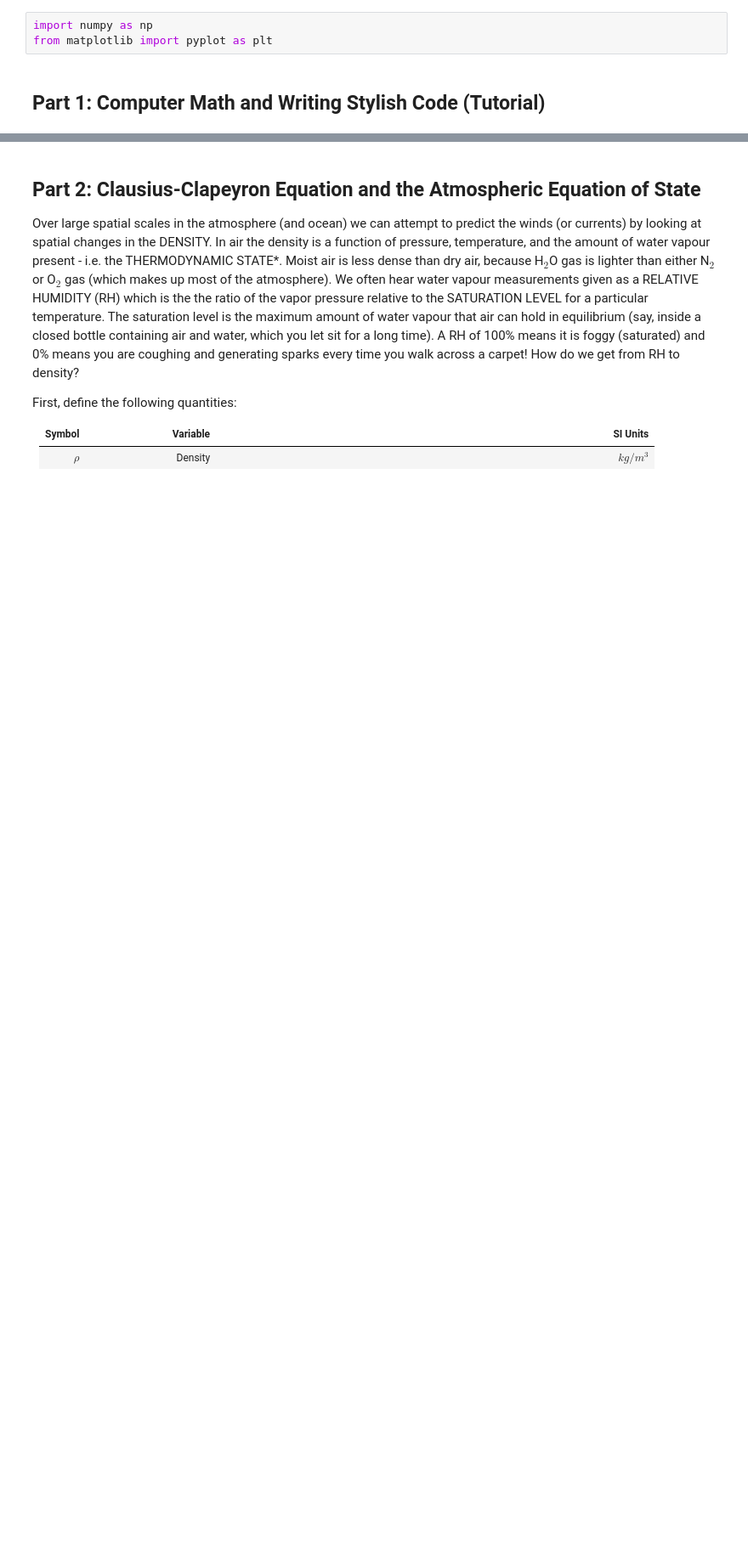
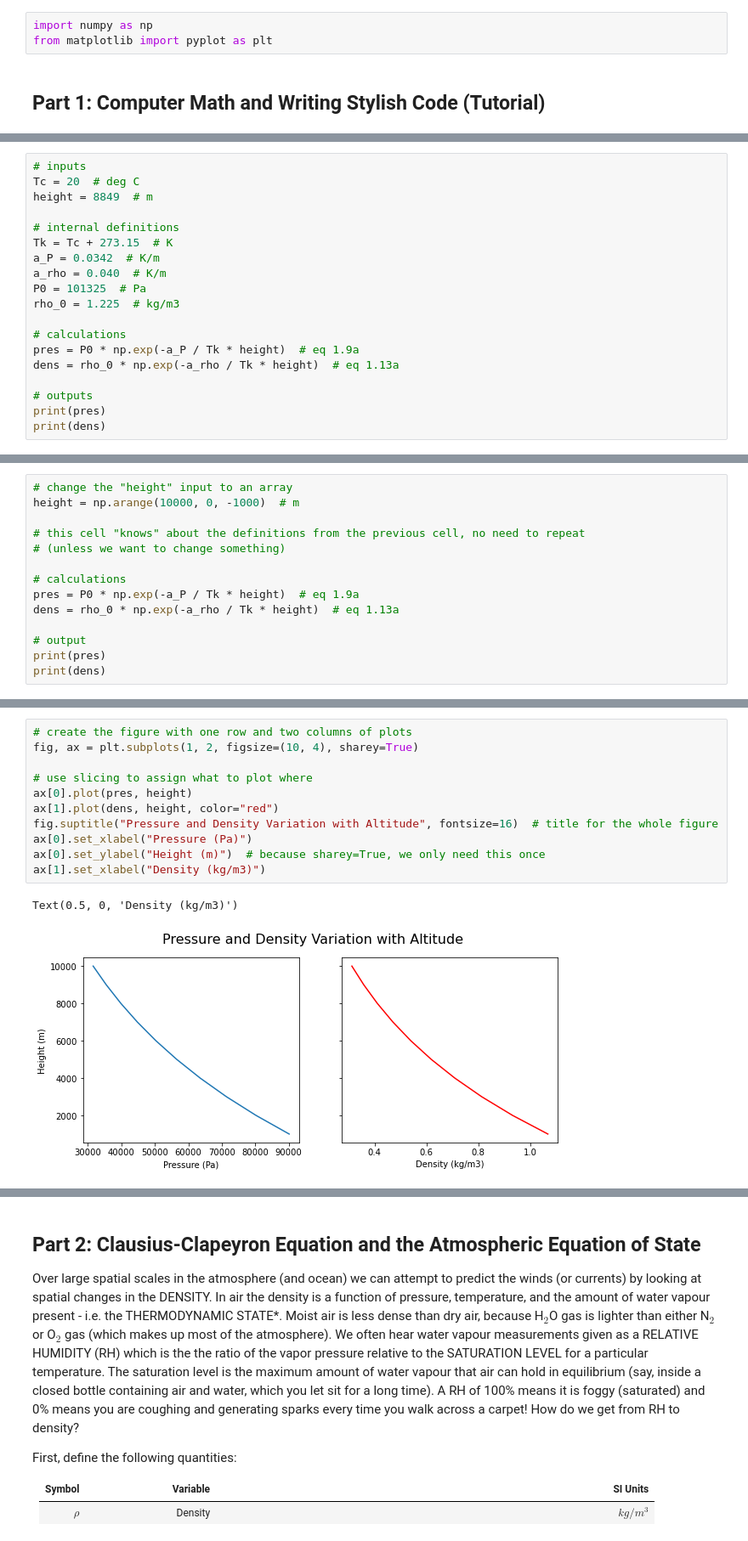
Before and after one commit to AndrewLoeppky/eosc211_students, a Jupyter notebook: e211_python_2021/wk04/lab_wk4/lab_wk4.ipynb, the cells around one changed output, grey strips where cells are left out. Shown: that part at 85% size. Cells and saved outputs as stored; diff of their text form; blank space fills up the shorter version.

```diff
--- a/e211_python_2021/wk04/lab_wk4/lab_wk4.ipynb
+++ b/e211_python_2021/wk04/lab_wk4/lab_wk4.ipynb
@@ -113,0 +75,19 @@ Text(0.5, 1.0, 'Pressure Variation with Altitude')
+# %%
+# inputs
+Tc = 20  # deg C
+height = 8849  # m
+
+# internal definitions
+Tk = Tc + 273.15  # K
+a_P = 0.0342  # K/m
+a_rho = 0.040  # K/m
+P0 = 101325  # Pa
+rho_0 = 1.225  # kg/m3
+
+# calculations
+pres = P0 * np.exp(-a_P / Tk * height)  # eq 1.9a
+dens = rho_0 * np.exp(-a_rho / Tk * height)  # eq 1.13a
+
+# outputs
+print(pres)
+print(dens)
@@ -113,0 +105,14 @@ Text(0.5, 1.0, 'Pressure Variation with Altitude')
+# %%
+# change the "height" input to an array
+height = np.arange(10000, 0, -1000)  # m
+
+# this cell "knows" about the definitions from the previous cell, no need to repeat
+# (unless we want to change something)
+
+# calculations
+pres = P0 * np.exp(-a_P / Tk * height)  # eq 1.9a
+dens = rho_0 * np.exp(-a_rho / Tk * height)  # eq 1.13a
+
+# output
+print(pres)
+print(dens)
@@ -113,0 +129,14 @@ Text(0.5, 1.0, 'Pressure Variation with Altitude')
+# %%
+# create the figure with one row and two columns of plots
+fig, ax = plt.subplots(1, 2, figsize=(10, 4), sharey=True)
+
+# use slicing to assign what to plot where
+ax[0].plot(pres, height)
+ax[1].plot(dens, height, color="red")
+fig.suptitle("Pressure and Density Variation with Altitude", fontsize=16)  # title for the whole figure
+ax[0].set_xlabel("Pressure (Pa)")
+ax[0].set_ylabel("Height (m)")  # because sharey=True, we only need this once
+ax[1].set_xlabel("Density (kg/m3)")
+# %% [output]
+Text(0.5, 0, 'Density (kg/m3)')
+[figure, added]
```
Also changed, not shown: parts of 21 cells of this notebook, 1 other file.
